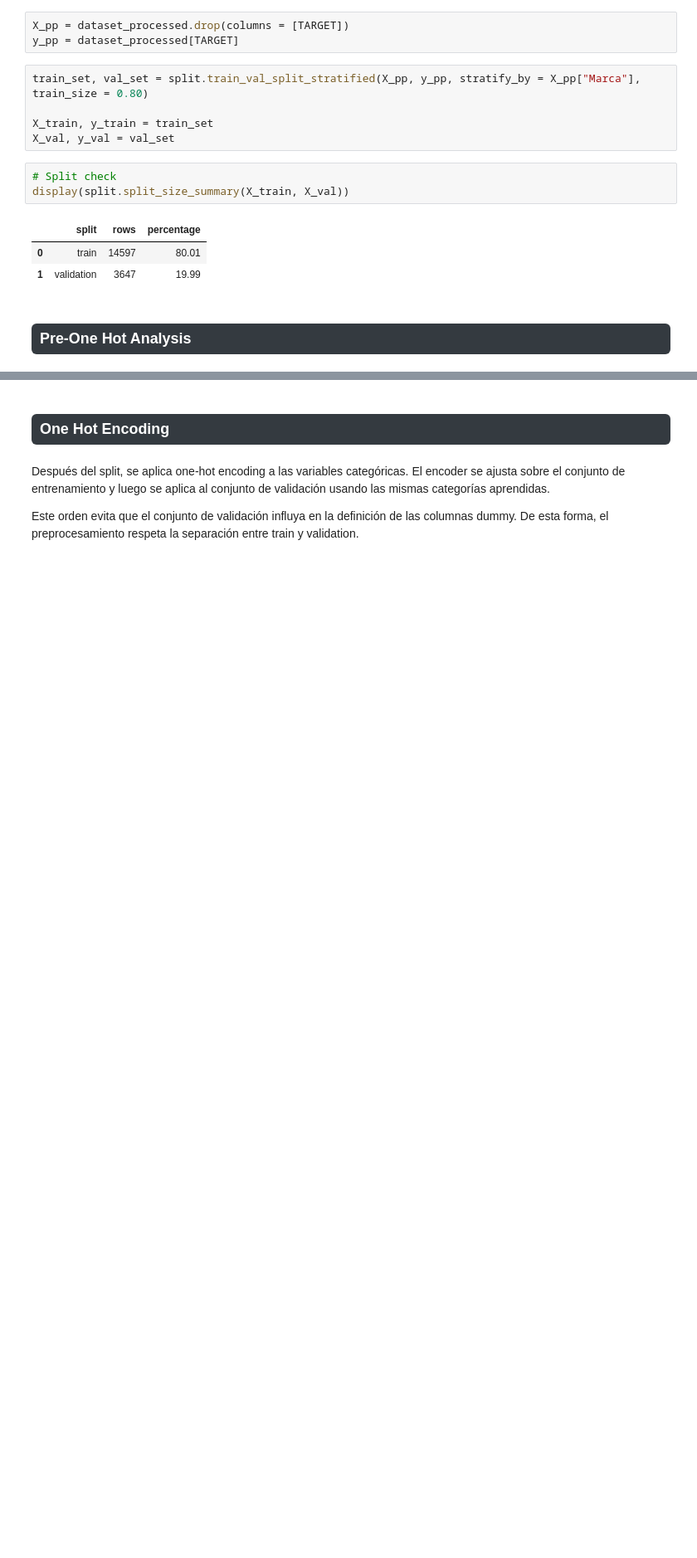
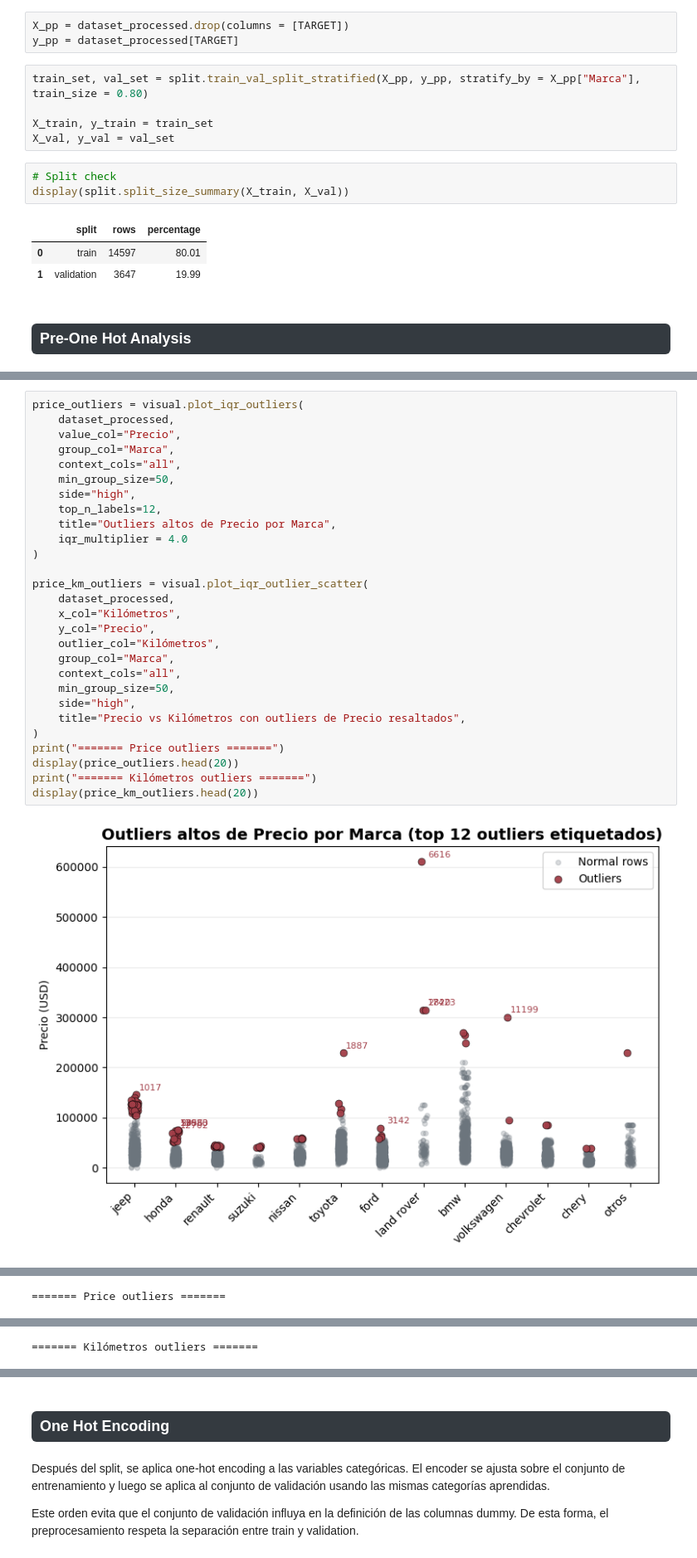
Before and after one commit to abrildiaco/TP_Final_ML, a Jupyter notebook: notebooks/eda.ipynb, the cells around one changed output, grey strips where cells are left out. Shown at 83% size. Cells and saved outputs as stored; diff of their text form; blank space fills up the shorter version.

Commit message:
arreglos y outliers

```diff
--- a/notebooks/eda.ipynb
+++ b/notebooks/eda.ipynb
@@ -1173,0 +1185,30 @@ brand_iqr
+# %%
+price_outliers = visual.plot_iqr_outliers(
+    dataset_processed,
+    value_col="Precio",
+    group_col="Marca",
+    context_cols="all",
+    min_group_size=50,
+    side="high",
+    top_n_labels=12,
+    title="Outliers altos de Precio por Marca",
+    iqr_multiplier = 4.0
+)
+
+price_km_outliers = visual.plot_iqr_outlier_scatter(
+    dataset_processed,
+    x_col="Kilómetros",
+    y_col="Precio",
+    outlier_col="Kilómetros",
+    group_col="Marca",
+    context_cols="all",
+    min_group_size=50,
+    side="high",
+    title="Precio vs Kilómetros con outliers de Precio resaltados",
+)
+print("======= Price outliers =======")
+display(price_outliers.head(20))
+print("======= Kilómetros outliers =======")
+display(price_km_outliers.head(20))
+# %% [output]
+[figure, added]
@@ -1173,0 +1216 @@ brand_iqr
+======= Price outliers =======
@@ -1173,0 +1234 @@ brand_iqr
+======= Kilómetros outliers =======
```
Also changed, not shown: parts of 13 cells of this notebook, 6 other files.
